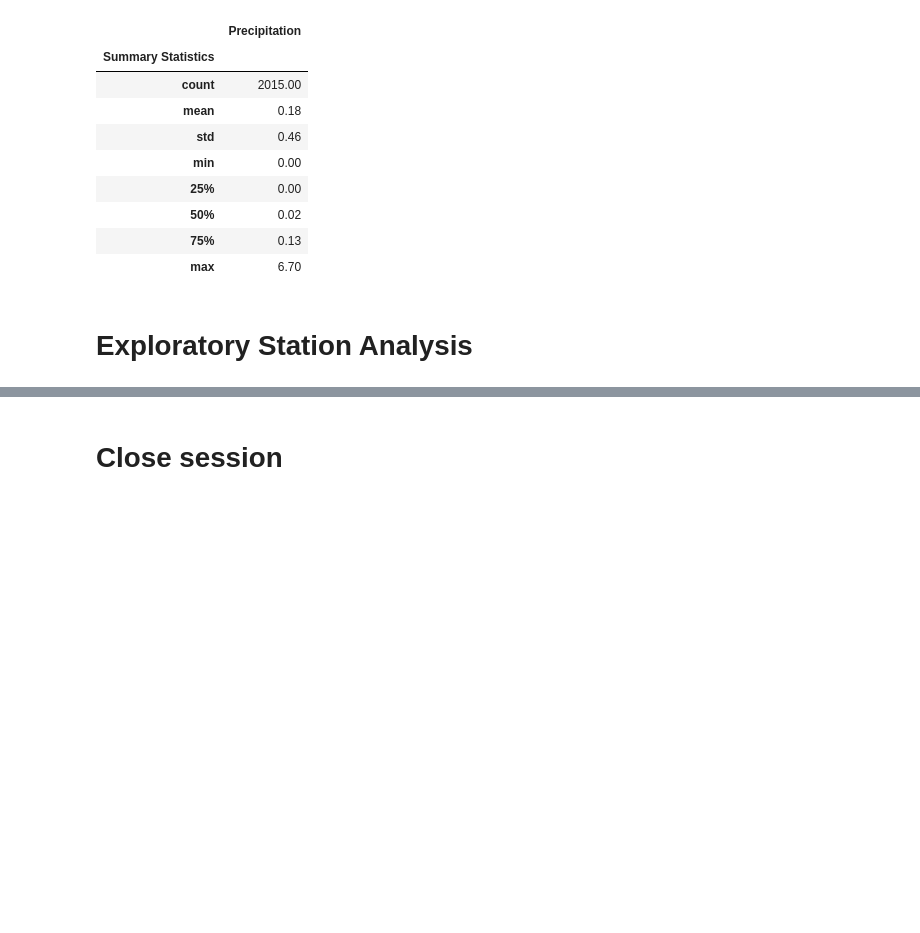
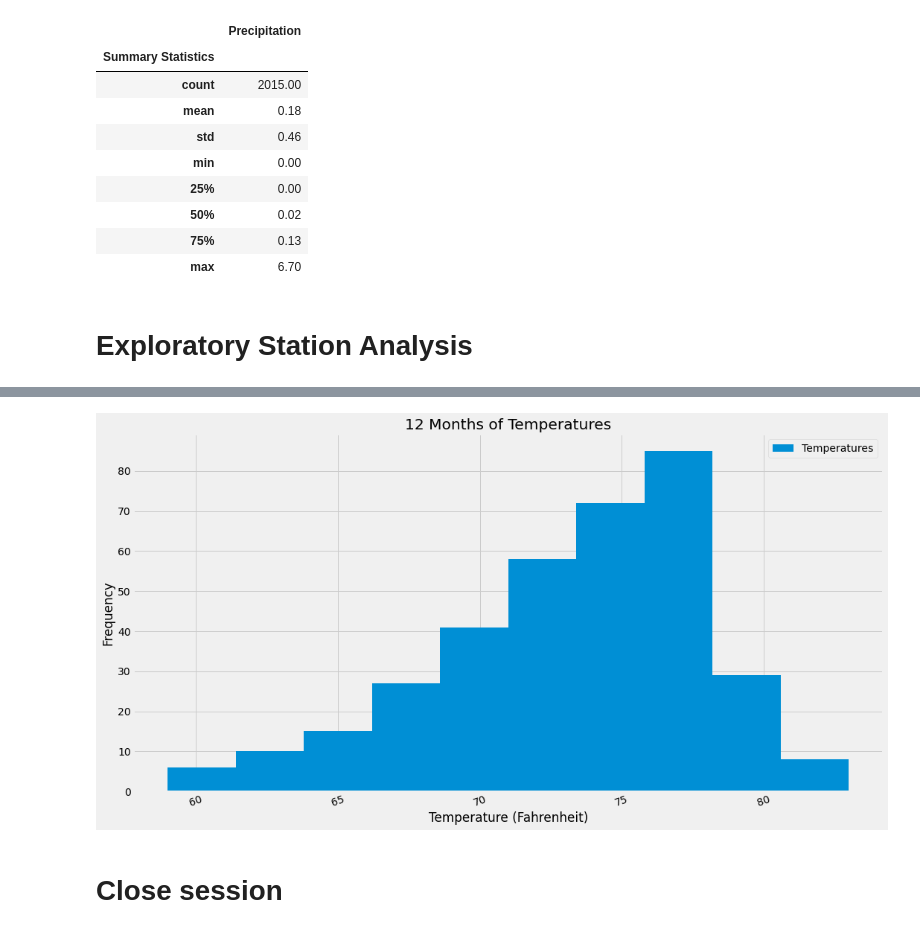
Before and after one commit to georgiafbi/sqlalchemy-challenge, a Jupyter notebook: climate_starter.ipynb, the cells around one changed output, grey strips where cells are left out. Cells and saved outputs as stored; diff of their text form; code cells hidden in the pictures; blank space fills up the shorter version.

```diff
--- a/climate_starter.ipynb
+++ b/climate_starter.ipynb
@@ -112,3 +122,9 @@ prcp_summary_df
 # %%
 # Design a query to find the most active stations (i.e. what stations have the most rows?)
 # List the stations and the counts in descending order.
+most_active_stations=session.query(func.count(Measurement.station), Measurement.station).\
+    group_by(Measurement.station).\
+    order_by(func.count(Measurement.station).desc())
+print(f"(station points of data count, station id): {most_active_stations.all()}\n")
+mas=most_active_stations.first()[1]
+print(f"Most active weather station is {mas}.\n")
@@ -117,3 +159,8 @@ prcp_summary_df
 # %%
 # Using the most active station id
 # Query the last 12 months of temperature observation data for this station and plot the results as a histogram
+twelve_months_temperatures = session.query(Measurement.date, Measurement.tobs).\
+    filter(Measurement.date > (dt.datetime.strptime(recent_date,"%Y-%m-%d")-dt.timedelta(days=365))).\
+    filter(Measurement.station==mas).all()
+temps_df = pd.DataFrame(twelve_months_temperatures,columns=["Date","Temperatures"]).sort_values("Date",ascending=False).set_index("Date").dropna()
+temps_df.head()
@@ -120,3 +175,12 @@ prcp_summary_df
+# %%
+thist=temps_df.plot.hist(rot=20,figsize=(15,8)) #"12 Months of Temperatures"
+thist.set_title("12 Months of Temperatures")
+thist.set_xlabel("Temperature (Fahrenheit)")
+plt.tight_layout()
+plt.savefig("Last_12_Months_of_Temperatures.png")
+plt.show()
+# %% [output]
+[figure, added]
 # %% [markdown]
 # Close session
 # %%
```
Also changed, not shown: parts of 16 cells of this notebook, 2 other files.
